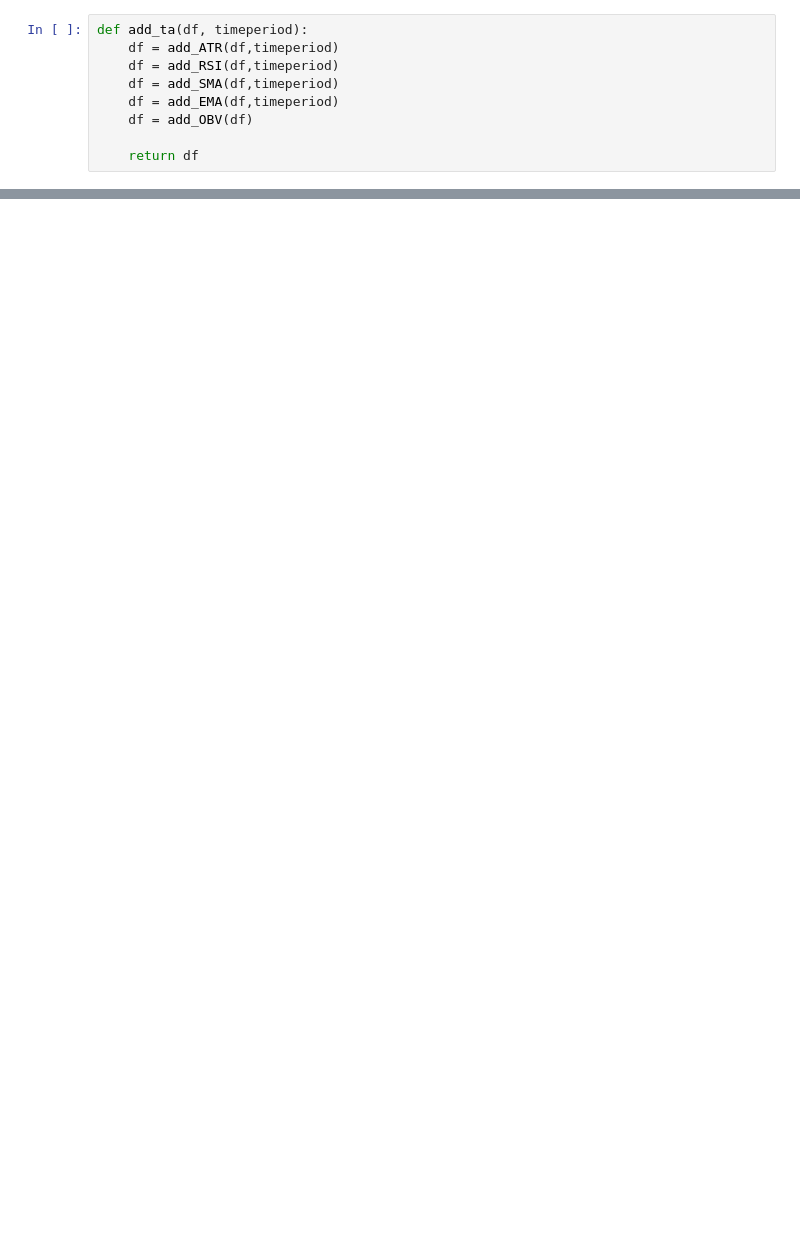
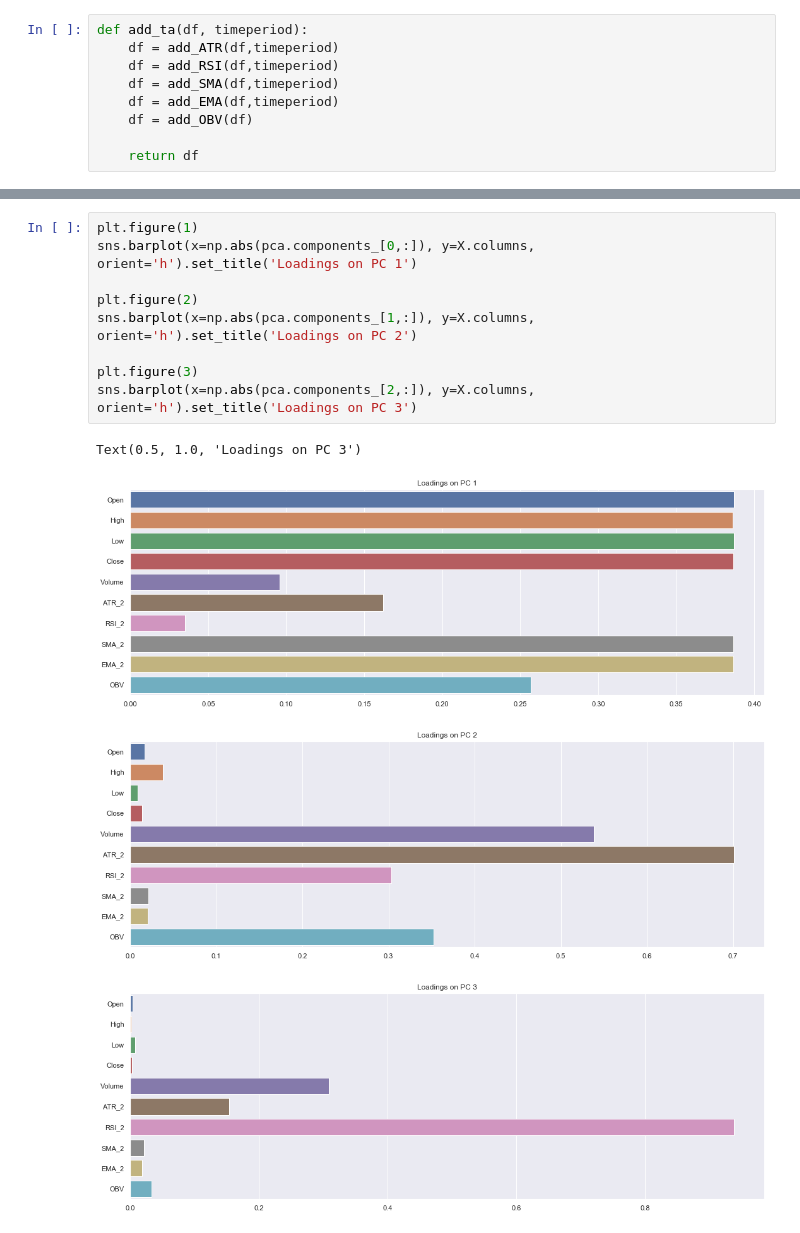
Before and after one commit to riz734/SI-370-Predictive-Models-for-Stocks, a Jupyter notebook: Stock.ipynb, the cells around one changed output, grey strips where cells are left out. Saved outputs shown, nothing was run; the diff lists cells and outputs as text; blank space fills up the shorter version.

```diff
--- a/Stock.ipynb
+++ b/Stock.ipynb
@@ -236,0 +227,14 @@ add_ta(stock_df,14)
+# %%
+plt.figure(1)
+sns.barplot(x=np.abs(pca.components_[0,:]), y=X.columns, orient='h').set_title('Loadings on PC 1')
+
+plt.figure(2)
+sns.barplot(x=np.abs(pca.components_[1,:]), y=X.columns, orient='h').set_title('Loadings on PC 2')
+
+plt.figure(3)
+sns.barplot(x=np.abs(pca.components_[2,:]), y=X.columns, orient='h').set_title('Loadings on PC 3')
+# %% [output]
+Text(0.5, 1.0, 'Loadings on PC 3')
+[figure, added]
+[figure, added]
+[figure, added]
```
Also changed, not shown: parts of 45 cells of this notebook.
